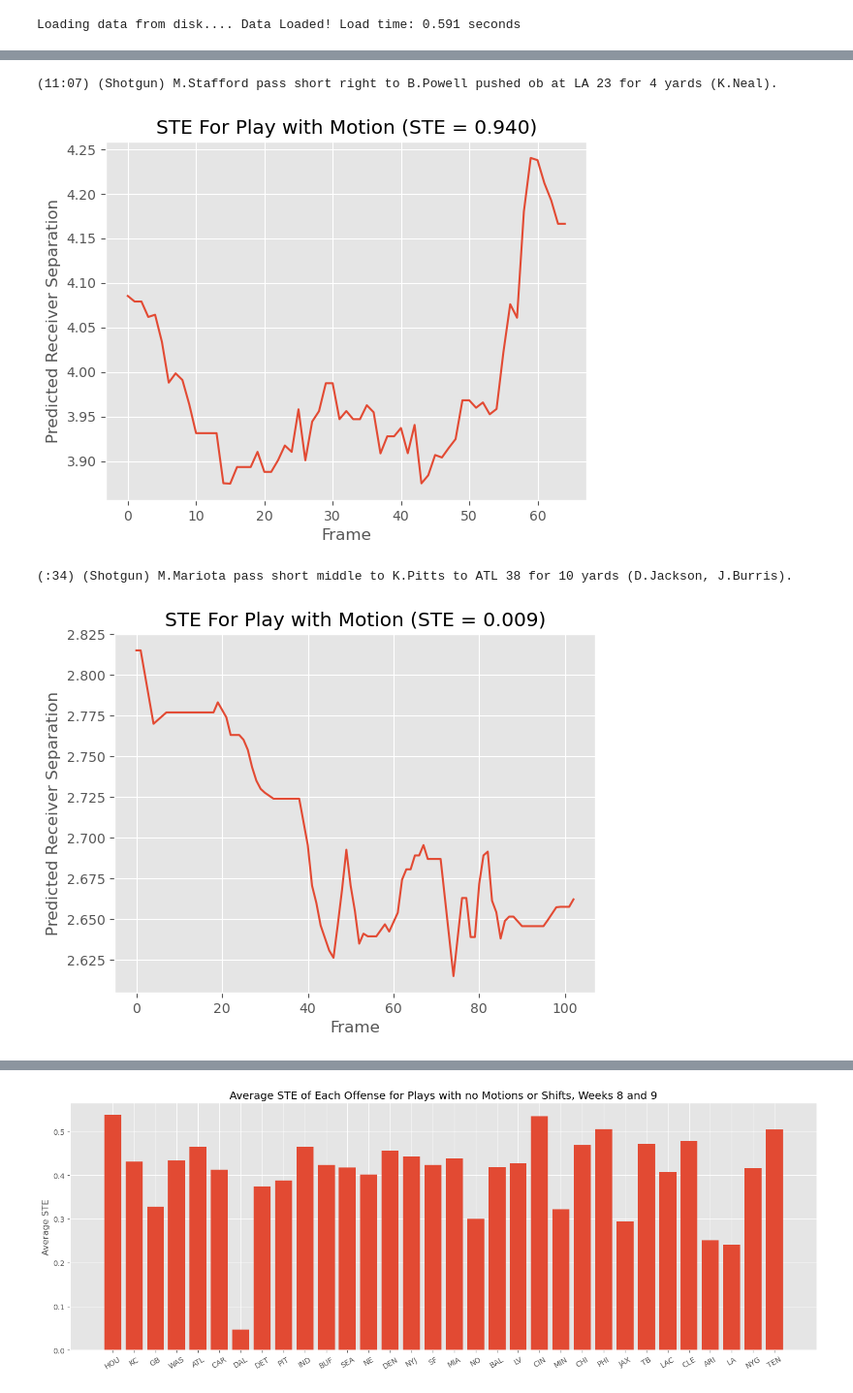
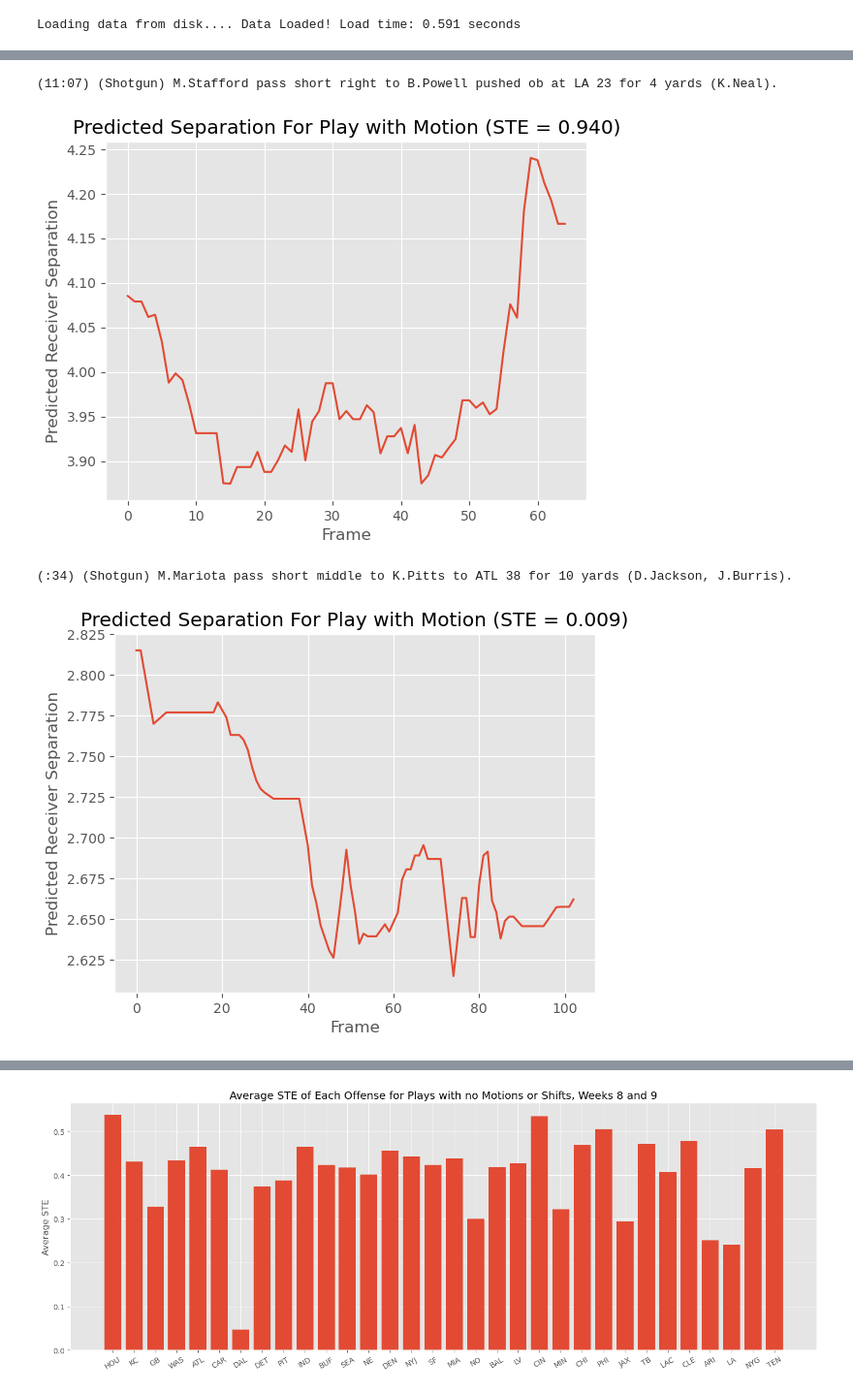
Before and after one commit to shashankmanjunath/snap_timing_efficiency, a Jupyter notebook: ste_analysis.ipynb, the cells around one changed output, grey strips where cells are left out. Shown at 97% size. Saved outputs shown, nothing was run; the diff lists cells and outputs as text; code cells hidden in the pictures.

```diff
--- a/ste_analysis.ipynb
+++ b/ste_analysis.ipynb
@@ -142,22 +162,22 @@ Loading data from disk.... Data Loaded! Load time: 0.591 seconds
 # %%
 motion_loc = 66
 mrow = ste_data.loc[motion_loc]
 ste_val = mrow["ste"]
 print(mrow["playDescription"])
 n_steps = 3
 pred_lp = np.convolve(mrow["pred_sep"], np.ones(n_steps)/n_steps, mode='valid')
 
 plt.style.use("ggplot")
 plt.figure()
 plt.plot(mrow["pred_sep"])
-plt.title(f"STE For Play with Motion (STE = {ste_val:.3f})")
+plt.title(f"Predicted Separation For Play with Motion (STE = {ste_val:.3f})")
 plt.xlabel("Frame")
 plt.ylabel("Predicted Receiver Separation")
-plt.savefig("imgs/motion_ste_good.png", dpi=400)
+plt.savefig("imgs/motion_ste_good.png", dpi=200)
 plt.show()
 # %% [output]
 (11:07) (Shotgun) M.Stafford pass short right to B.Powell pushed ob at LA 23 for 4 yards (K.Neal).
-[figure, old version]
+[figure, new version]
 # %%
 motion_loc = 205
 mrow = ste_data.loc[motion_loc]
@@ -169,14 +189,14 @@ pred_lp = np.convolve(mrow["pred_sep"], np.ones(n_steps)/n_steps, mode='valid')
 plt.style.use("ggplot")
 plt.figure()
 plt.plot(pred_lp)
-plt.title(f"STE For Play with Motion (STE = {ste_val:.3f})")
+plt.title(f"Predicted Separation For Play with Motion (STE = {ste_val:.3f})")
 plt.xlabel("Frame")
 plt.ylabel("Predicted Receiver Separation")
-plt.savefig("imgs/motion_ste_bad.png", dpi=400)
+plt.savefig("imgs/motion_ste_bad.png", dpi=200)
 plt.show()
 # %% [output]
 (:34) (Shotgun) M.Mariota pass short middle to K.Pitts to ATL 38 for 10 yards (D.Jackson, J.Burris).
-[figure, old version]
+[figure, new version]
 # %%
 # valid_ste_data = ste_data[(ste_data["inMotionAtBallSnap"] == True) | (ste_data["shiftSinceLineset"] == True) | (ste_data["motionSinceLineset"] == True)]
 valid_ste_data = ste_data
```
Also changed, not shown: parts of 2 cells of this notebook, 11 other files.
